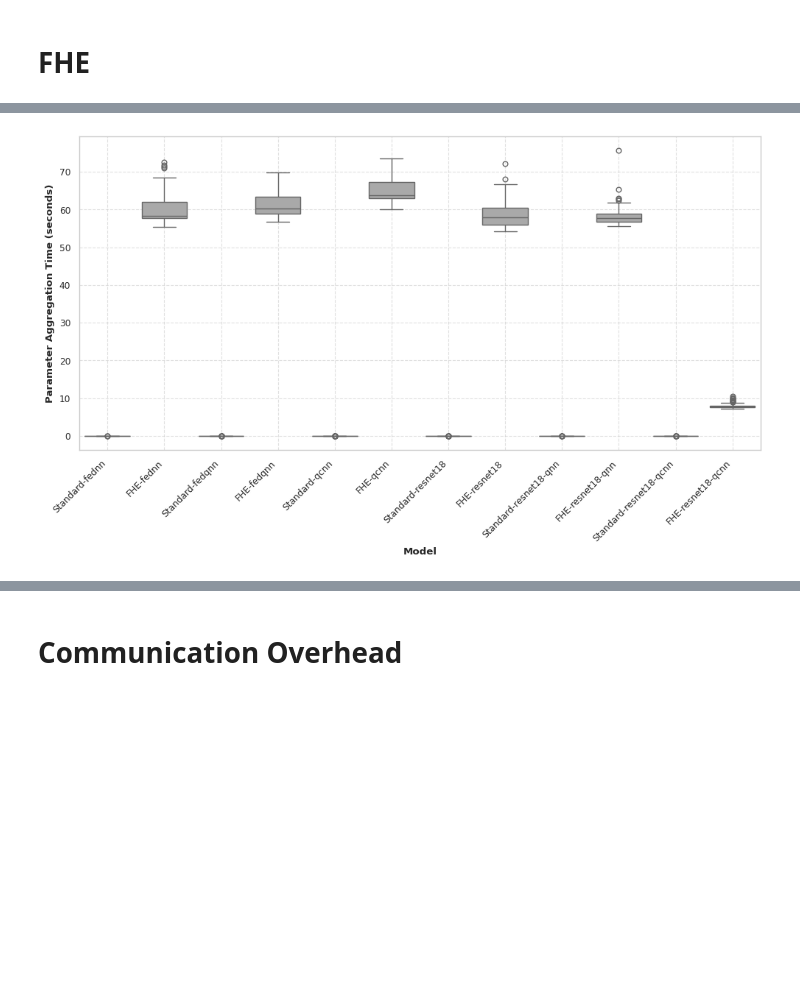
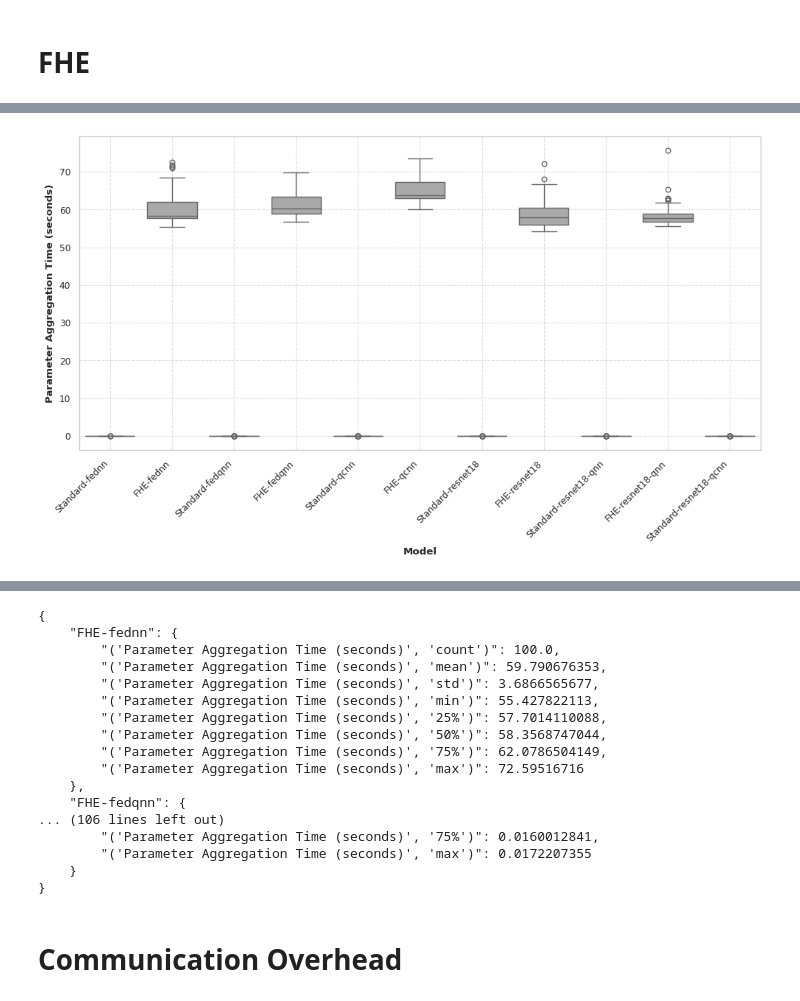
Before and after one commit to batcapricorn/encrypted-qfl, a Jupyter notebook: analysis/wandb.ipynb, the cells around one changed output, grey strips where cells are left out. Drawn from its saved outputs; the diff is of its cells as text; code cells hidden in the pictures; blank space fills up the shorter version.

```diff
--- a/analysis/wandb.ipynb
+++ b/analysis/wandb.ipynb
@@ -344,7 +349,7 @@ KEY_ORDER = [
     "Standard-resnet18-qnn",
     "FHE-resnet18-qnn",
     "Standard-resnet18-qcnn",
-    "FHE-resnet18-qcnn"
+    "FHE-resnet18-qcnn",
 ]
 # %% [markdown]
 ## Training and Round Times
@@ -417,7 +430,10 @@ def format_time(seconds, _):
         minutes = (seconds % 3600) // 60
         return f"{int(hours)}h {int(minutes)}m"
 
-def display_boxplot(metrics_df: pd.DataFrame, metric_label: str, formatter: FuncFormatter = None):
+
+def display_boxplot(
+    metrics_df: pd.DataFrame, metric_label: str, formatter: FuncFormatter = None
+):
     sns.set_theme(style="whitegrid", context="paper")
 
     fig, ax = plt.subplots(figsize=(10, 6))
@@ -428,17 +444,24 @@ def display_boxplot(metrics_df: pd.DataFrame, metric_label: str, formatter: Func
     plt.ylabel(metric_label, fontweight="bold")
     plt.grid(True, linestyle="--", alpha=0.6)
 
-
     if formatter:
         ax.yaxis.set_major_formatter(FuncFormatter(formatter))
     # Display the plot
     plt.tight_layout()
     plt.show()
 
+
 metric_label = "Training Times"
 df = get_dataframe_from_metrics_data(training_times, metric_label)
 display_boxplot(df[df["Model"] != "FHE-resnet18-qcnn"], metric_label, format_time)
-stats = (df.groupby("Model").describe() / 60).reset_index().sort_values((metric_label,  'mean'))
-stats
+stats = (
+    (df.groupby("Model").describe() / 60)
+    .reset_index()
+    .sort_values((metric_label, "mean"))
+)
+
+stats = stats.to_json(orient="index")
+parsed = loads(stats)
+print(dumps(parsed, indent=4))
 # %% [output]
 [figure]
@@ -732,9 +856,15 @@ df.groupby("Model").describe()
 # %%
-server_aggregation_time = get_metric_by_model_type(runs, groups, "server_metric", "parameter_aggregation_time")
+server_aggregation_time = get_metric_by_model_type(
+    runs, groups, "server_metric", "parameter_aggregation_time"
+)
 metric_label = "Parameter Aggregation Time (seconds)"
 df = get_dataframe_from_metrics_data(server_aggregation_time, metric_label)
 
-display_boxplot(df, metric_label)
-df.groupby("Model").describe()
+display_boxplot(df[df["Model"] != "FHE-resnet18-qcnn"], metric_label)
+
+stats = df.groupby("Model").describe()
+stats = stats.to_json(orient="index")
+parsed = loads(stats)
+print(dumps(parsed, indent=4))
 # %% [output]
-[figure, old version]
+[figure, new version]
@@ -756,3 +871,20 @@ df.groupby("Model").describe()
+{
+    "FHE-fednn": {
+        "('Parameter Aggregation Time (seconds)', 'count')": 100.0,
+        "('Parameter Aggregation Time (seconds)', 'mean')": 59.790676353,
+        "('Parameter Aggregation Time (seconds)', 'std')": 3.6866565677,
+        "('Parameter Aggregation Time (seconds)', 'min')": 55.427822113,
+        "('Parameter Aggregation Time (seconds)', '25%')": 57.7014110088,
+        "('Parameter Aggregation Time (seconds)', '50%')": 58.3568747044,
+        "('Parameter Aggregation Time (seconds)', '75%')": 62.0786504149,
+        "('Parameter Aggregation Time (seconds)', 'max')": 72.59516716
+    },
+    "FHE-fedqnn": {
+... (106 lines left out)
+        "('Parameter Aggregation Time (seconds)', '75%')": 0.0160012841,
+        "('Parameter Aggregation Time (seconds)', 'max')": 0.0172207355
+    }
+}
 # %% [markdown]
 # Communication Overhead
 # %%
```
Also changed, not shown: parts of 28 cells of this notebook.
